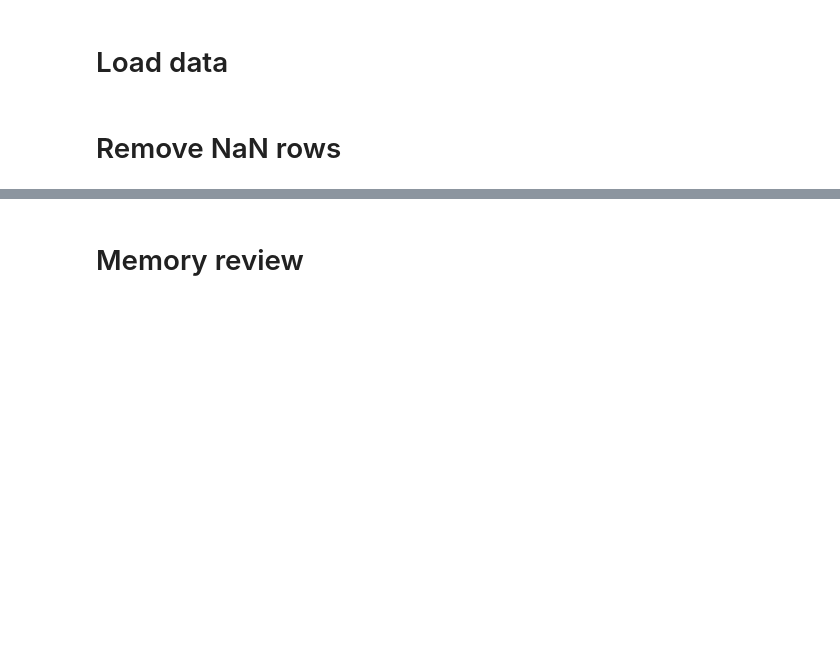
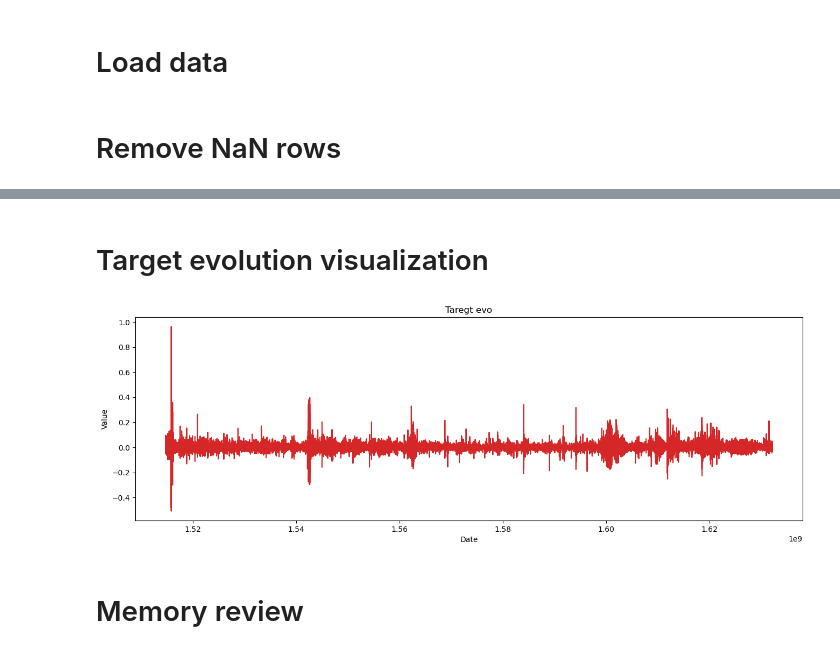
Before and after one commit to ArnaudMallet/crypto_pred, a Jupyter notebook: cryptodl.ipynb, the cells around one changed output, grey strips where cells are left out. Drawn from its saved outputs; the diff is of its cells as text; code cells hidden in the pictures; blank space fills up the shorter version.

Commit message:
[Feature] add visualization of the targte during timestamp period

```diff
--- a/cryptodl.ipynb
+++ b/cryptodl.ipynb
@@ -57,7 +57,7 @@ False
 # Load data
 # %%
 pd.set_option('display.max_rows', None)
-train_csv = pd.read_csv("train.csv", names=['value'], header=0)
+train_csv = pd.read_csv("train.csv")
 test_csv = pd.read_csv("example_test.csv")
 samples_submission_csv = pd.read_csv("example_sample_submission.csv")
 asset_csv = pd.read_csv("asset_details.csv")
@@ -82,3 +82,15 @@ train_csv.iloc[0:9]
+# %% [markdown]
+# Target evolution visualization
+# %%
+def plot_df(df, x, y, title="", xlabel='Date', ylabel='Value', dpi=100):
+    plt.figure(figsize=(16,5), dpi=dpi)
+    plt.plot(x, y, color='tab:red')
+    plt.gca().set(title=title, xlabel=xlabel, ylabel=ylabel)
+    plt.show()
+
+plot_df(train_csv, x=train_csv.timestamp, y=train_csv.Target, title='Taregt evo')
+# %% [output]
+[figure, added]
 # %% [markdown]
 # Memory review
 # %%
```
Also changed, not shown: parts of 14 cells of this notebook.
